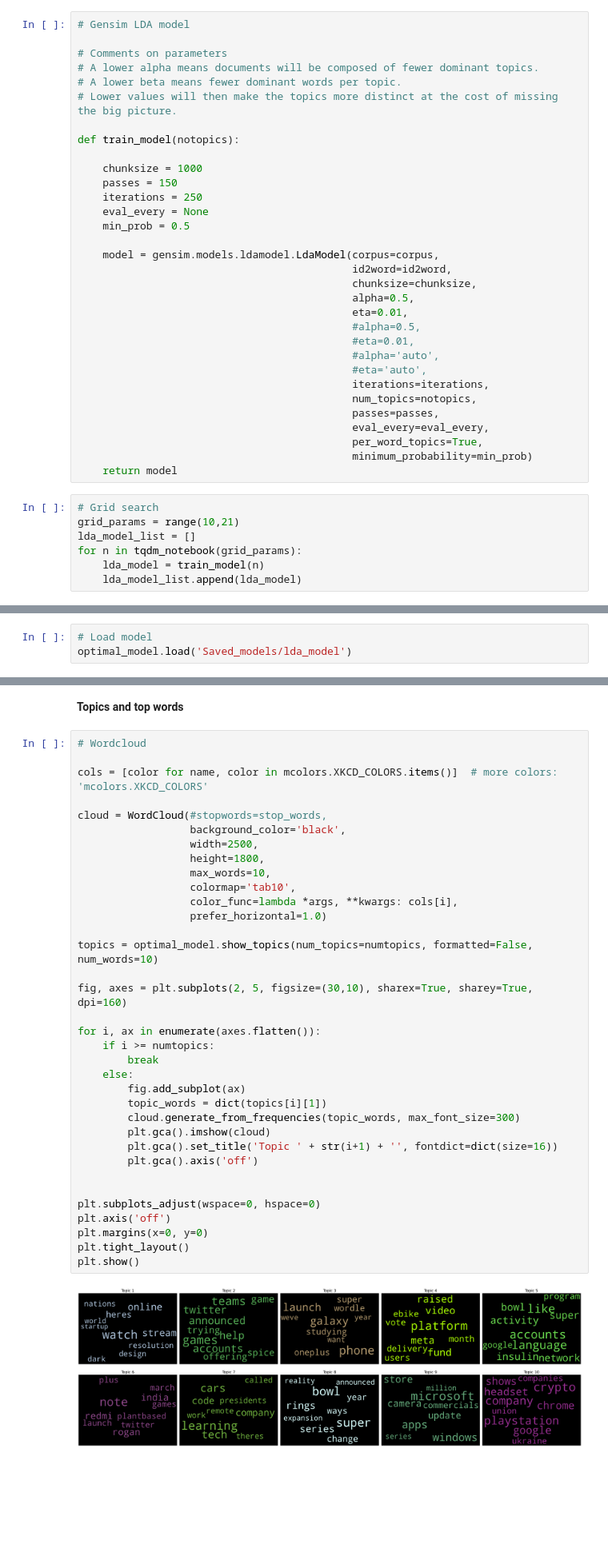
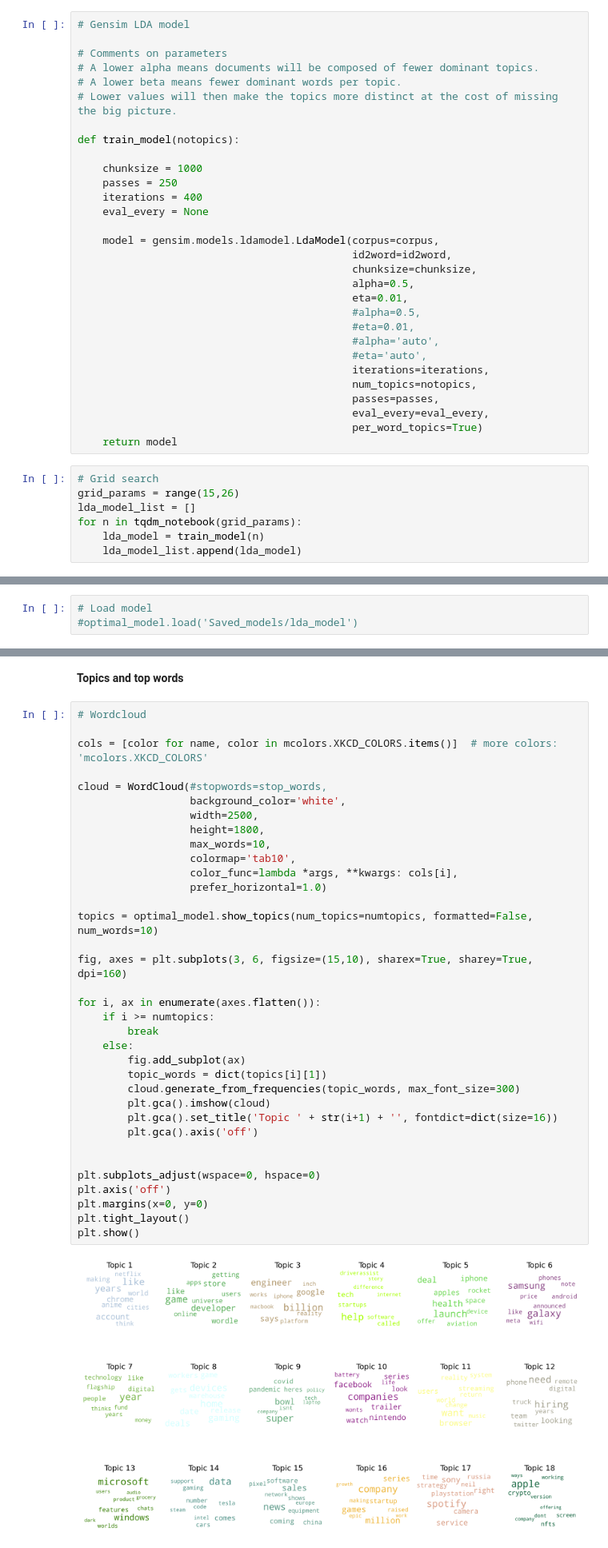
Before and after one commit to lalle16/Lakrispub, a Jupyter notebook: News_topics.ipynb, the cells around one changed output, grey strips where cells are left out. Shown at 80% size. Drawn from its saved outputs; the diff is of its cells as text; blank space fills up the shorter version.

```diff
--- a/News_topics.ipynb
+++ b/News_topics.ipynb
@@ -246,10 +263,9 @@ This means that each article can have multiple topics, which is a more nuanced v
 def train_model(notopics):
 
     chunksize = 1000
-    passes = 150
-    iterations = 250
+    passes = 250
+    iterations = 400
     eval_every = None
-    min_prob = 0.5
 
     model = gensim.models.ldamodel.LdaModel(corpus=corpus,
                                             id2word=id2word,
@@ -264,12 +280,11 @@ def train_model(notopics):
                                             num_topics=notopics,
                                             passes=passes,
                                             eval_every=eval_every,
-                                            per_word_topics=True,
-                                            minimum_probability=min_prob)
+                                            per_word_topics=True)
     return model
 # %%
 # Grid search
-grid_params = range(10,21)
+grid_params = range(15,26)
 lda_model_list = []
 for n in tqdm_notebook(grid_params):
     lda_model = train_model(n)
@@ -310,3 +322,3 @@ No of topics: 10  Best score: 0.5673286680976073  No in list: 0
 # %%
 # Load model
-optimal_model.load('Saved_models/lda_model')
+#optimal_model.load('Saved_models/lda_model')
@@ -394,37 +404,37 @@ news_analysis_df.to_csv('news_analysis.csv',index=False)
 cols = [color for name, color in mcolors.XKCD_COLORS.items()]  # more colors: 'mcolors.XKCD_COLORS'
 
 cloud = WordCloud(#stopwords=stop_words,
-                  background_color='black',
+                  background_color='white',
                   width=2500,
                   height=1800,
                   max_words=10,
                   colormap='tab10',
                   color_func=lambda *args, **kwargs: cols[i],
                   prefer_horizontal=1.0)
 
 topics = optimal_model.show_topics(num_topics=numtopics, formatted=False, num_words=10)
 
-fig, axes = plt.subplots(2, 5, figsize=(30,10), sharex=True, sharey=True, dpi=160)
+fig, axes = plt.subplots(3, 6, figsize=(15,10), sharex=True, sharey=True, dpi=160)
 
 for i, ax in enumerate(axes.flatten()):
     if i >= numtopics:
         break
     else:
         fig.add_subplot(ax)
         topic_words = dict(topics[i][1])
         cloud.generate_from_frequencies(topic_words, max_font_size=300)
         plt.gca().imshow(cloud)
         plt.gca().set_title('Topic ' + str(i+1) + '', fontdict=dict(size=16))
         plt.gca().axis('off')
 
 
 plt.subplots_adjust(wspace=0, hspace=0)
 plt.axis('off')
 plt.margins(x=0, y=0)
 plt.tight_layout()
 plt.show()
 # %% [output]
-[figure, old version]
+[figure, new version]
 # %% [markdown]
 Top-10 words in each topic based on the percentage contribution of the word in the topic
 # %% [markdown]
```
Also changed, not shown: parts of 24 cells of this notebook.
